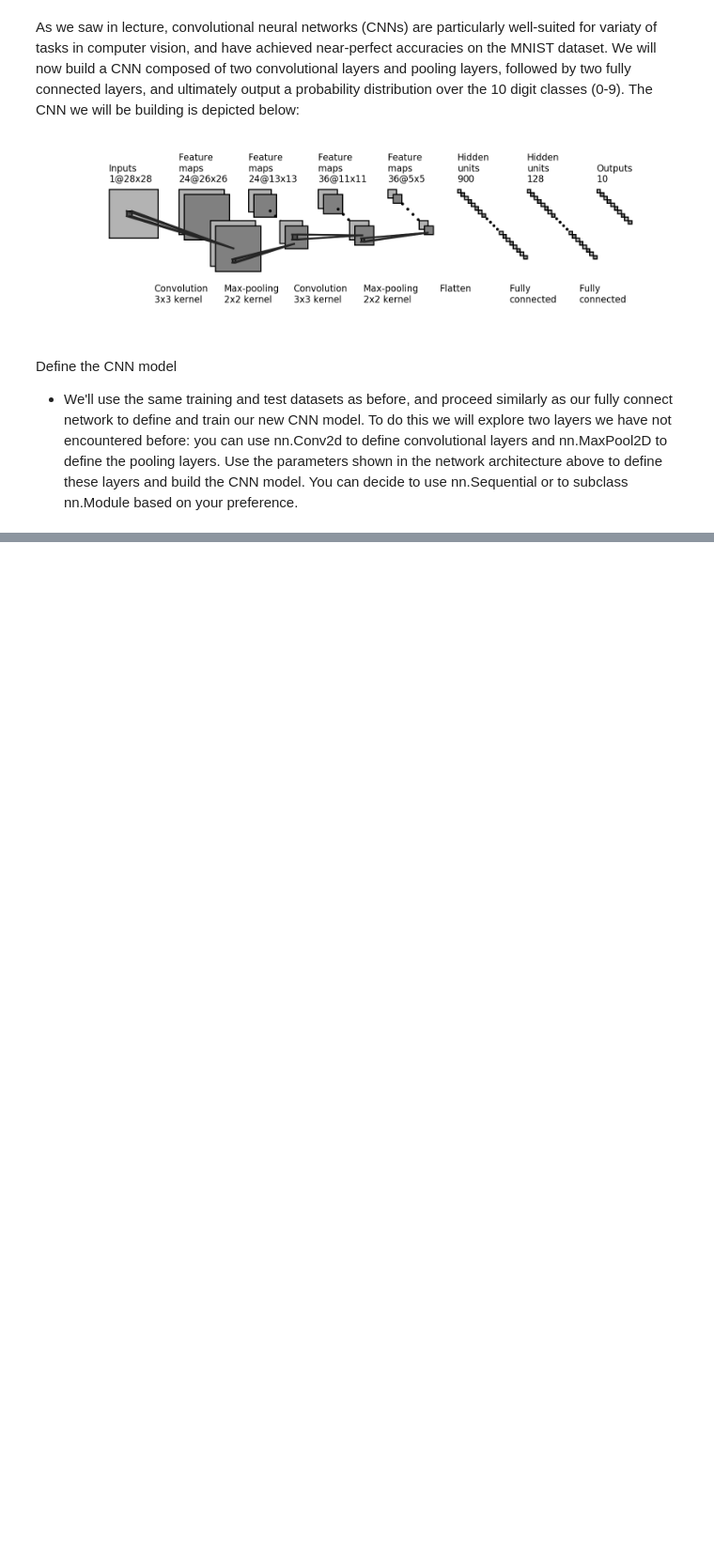
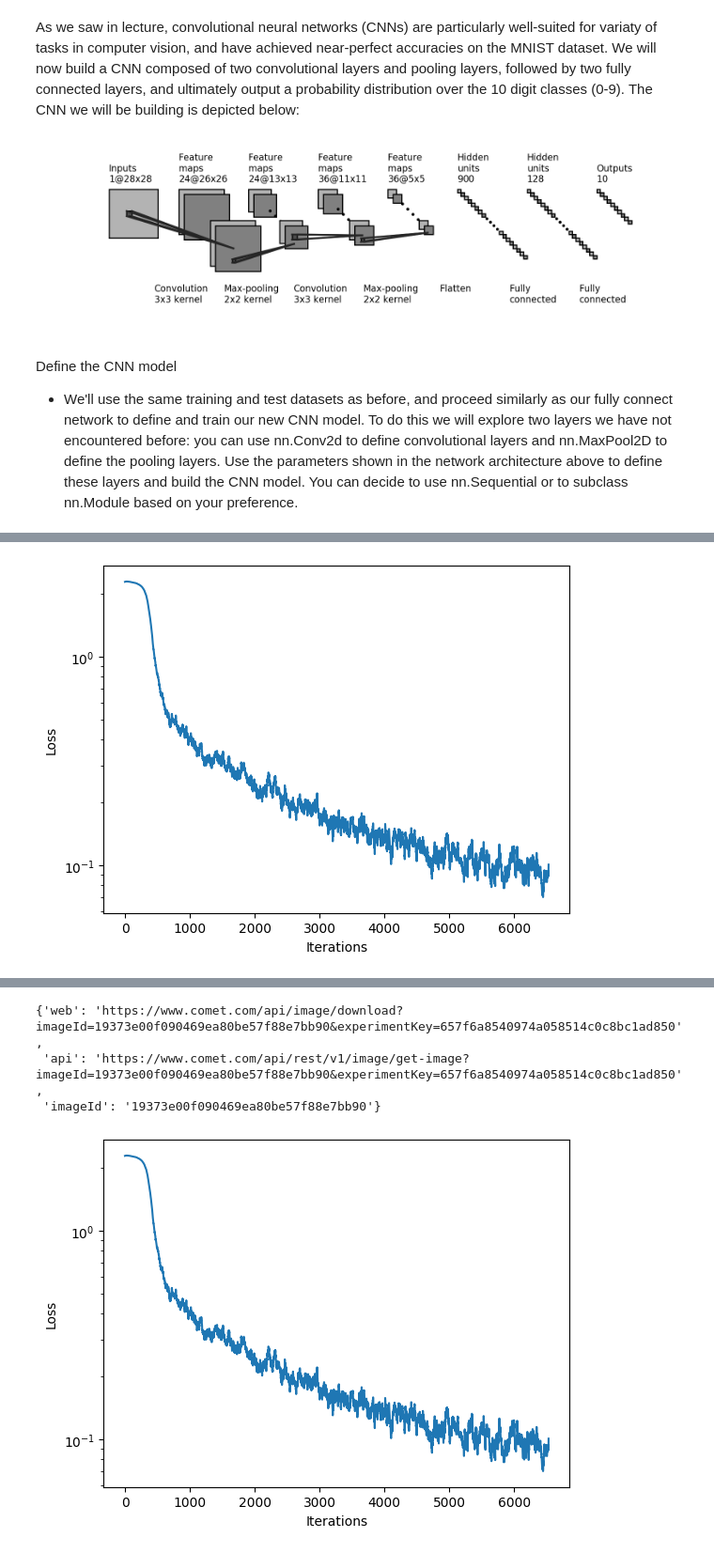
Before and after one commit to Anthonny20/Deep-Learning, a Jupyter notebook: lab2/part1_mnist.ipynb, the cells around one changed output, grey strips where cells are left out. Shown: that part at 94% size. Saved outputs shown, nothing was run; the diff lists cells and outputs as text; code cells hidden in the pictures; blank space fills up the shorter version.

```diff
--- a/lab2/part1_mnist.ipynb
+++ b/lab2/part1_mnist.ipynb
@@ -338,0 +397,75 @@ class CNN(nn.Module):
+# %%
+# Rebuild the CNN model
+cnn_model = CNN().to(device)
+
+# Define hyperparams
+batch_size = 64
+epochs = 7
+optimizer = optim.SGD(cnn_model.parameters(), lr=1e-2)
+
+# TODO: instantiate the cross entropy loss function
+loss_function = nn.CrossEntropyLoss()
+
+# Redefine trainloader with new batch size parameter (tweak as see fit if optimizing)
+trainset_loader = DataLoader(train_dataset, batch_size=batch_size, shuffle=True)
+testset_loader = DataLoader(test_dataset, batch_size=batch_size, shuffle=False)
+# %%
+import mitdeeplearning as mdl
+
+loss_history = mdl.util.LossHistory(smoothing_factor=0.95) # to record the evolution of the loss
+plotter = mdl.util.PeriodicPlotter(sec=2, xlabel='Iterations', ylabel='Loss', scale='semilogy')
+
+# Initialize new comet experiment
+comet_ml.init(project_name = "Lab2_part1_CNN")
+comet_model_2 = comet_ml.Experiment()
+
+if hasattr(tqdm, '_instances'): tqdm._instances.clear()  # clear if it exists
+
+# Training loop!
+cnn_model.train()
+
+for epoch in range(epochs):
+    total_loss = 0
+    correct_pred = 0
+    total_pred = 0
+
+    # First grab a batch of training data which our data loader returns a tensor
+    for idx, (image, labels) in enumerate(tqdm(trainset_loader)):
+        images, labels = image.to(device), labels.to(device)
+
+        # Forward pass
+        # TODO: feed the images into the model and obtain the predictions
+        logits = cnn_model(images)
+
+        # TODO: compute the categorical cross entropy loss using the predicted logits
+        loss = loss_function(logits, labels)
+
+        # Get the loss and log it to comet and the loss_history record
+        loss_value = loss.item()
+        comet_model_2.log_metric("loss", loss_value, step=idx)
+        loss_history.append(loss_value) # append the loss to the loss_history record
+        plotter.plot(loss_history.get())
+
+        # Backpropagation/backward pass
+        '''TODO: Compute gradients for all model parameters and propagate backwards
+            to update model parameters. remember to reset your optimizer!'''
+        # TODO: reset optimizer
+        optimizer.zero_grad()
+        # TODO: compute gradients
+        loss.backward()
+        # TODO: update model parameters
+        optimizer.step()
+
+        # Get the prediction and tally metrics
+        predicted = torch.argmax(logits, dim=1)
+        correct_pred += (predicted == labels).sum().item()
+        total_pred += labels.size(0)
+
+    # Compute metrics
+    total_epoch_loss = total_loss / total_pred
+    epoch_accuracy = correct_pred / total_pred
+    print(f"Epoch {epoch + 1}, Loss: {total_epoch_loss}, Accuracy: {epoch_accuracy:.4f}")
+
+comet_model_2.log_figure(figure=plt)
+# %% [output]
+[figure, added]
@@ -338,0 +473,4 @@ class CNN(nn.Module):
+{'web': 'https://www.comet.com/api/image/download?imageId=19373e00f090469ea80be57f88e7bb90&experimentKey=657f6a8540974a058514c0c8bc1ad850',
+ 'api': 'https://www.comet.com/api/rest/v1/image/get-image?imageId=19373e00f090469ea80be57f88e7bb90&experimentKey=657f6a8540974a058514c0c8bc1ad850',
+ 'imageId': '19373e00f090469ea80be57f88e7bb90'}
+[figure, added]
```
Also changed, not shown: parts of 11 cells of this notebook.
